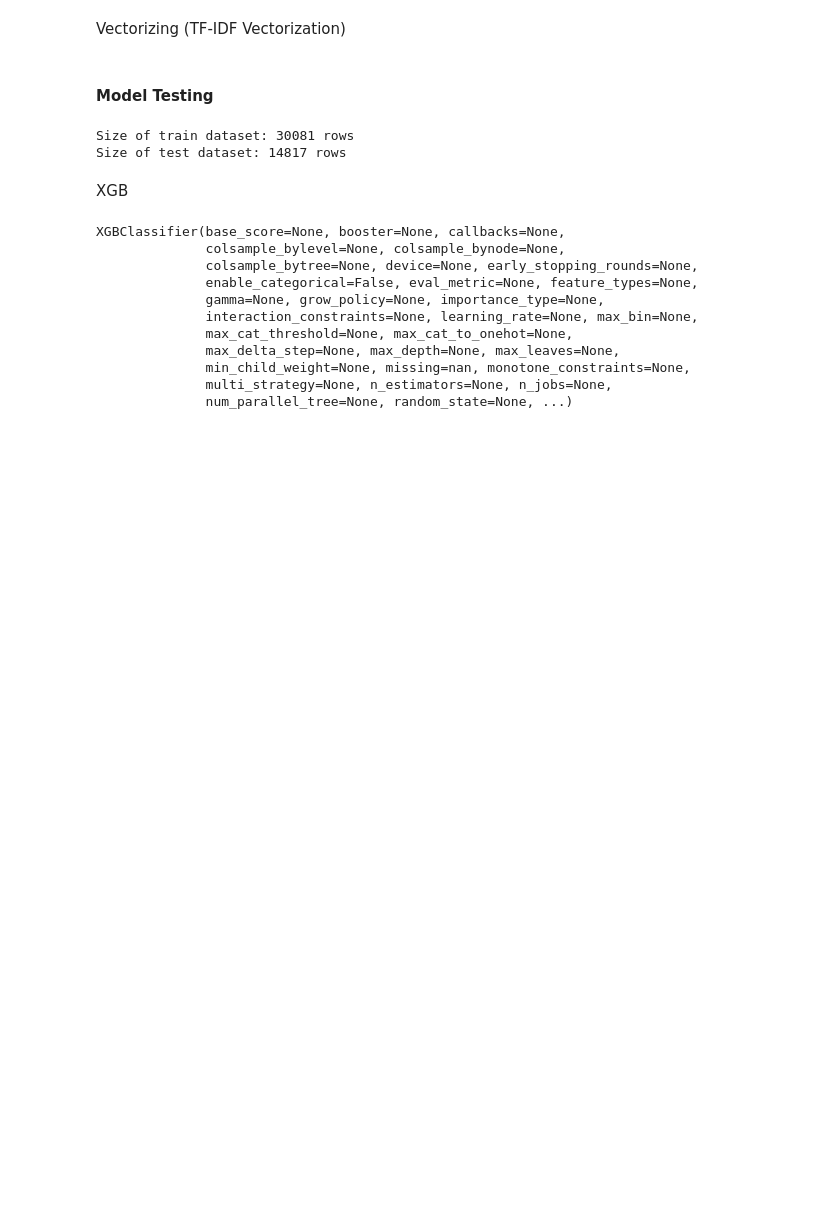
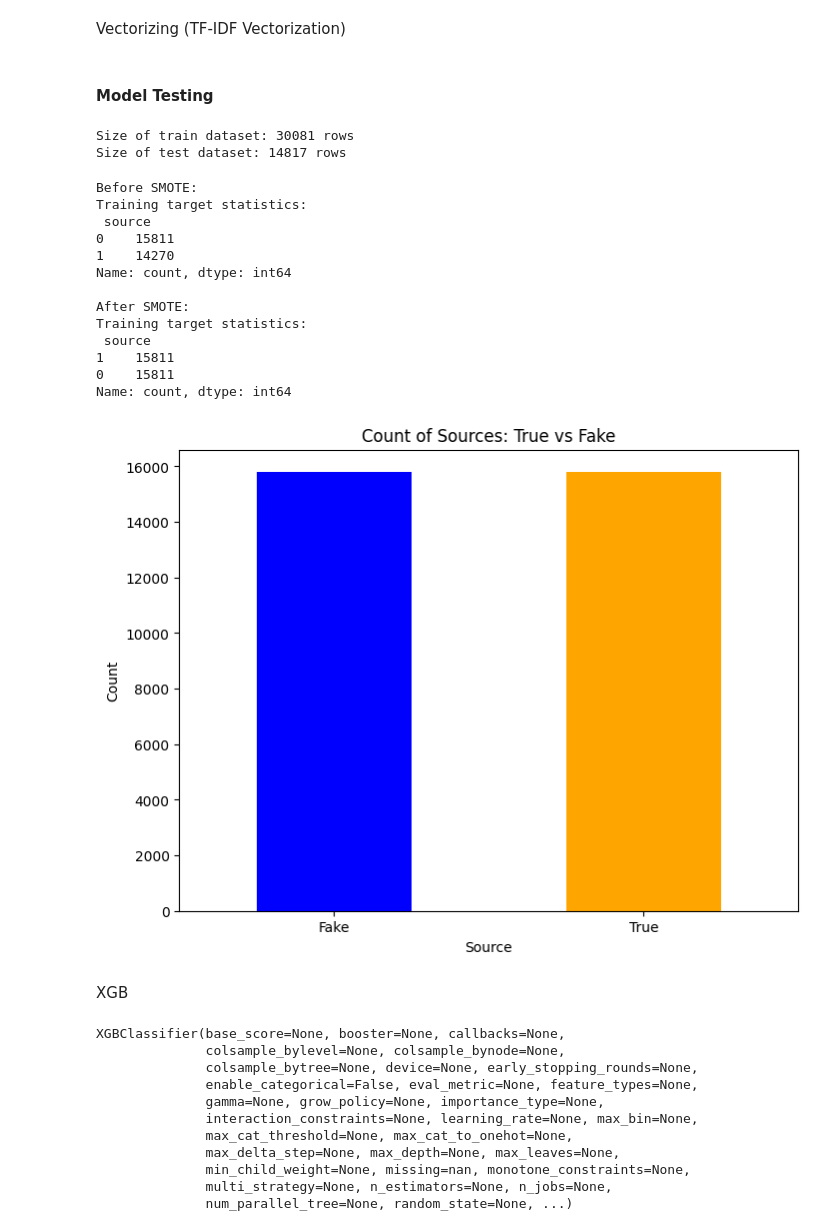
Before and after one commit to vaishantkrishna/ECE-539-Final-Project, a Jupyter notebook: text_preprocessing.ipynb, the cells around one changed output. Drawn from its saved outputs; the diff is of its cells as text; code cells hidden in the pictures; blank space fills up the shorter version.

Commit message:
Added metrics to file and balanced classes

```diff
--- a/text_preprocessing.ipynb
+++ b/text_preprocessing.ipynb
@@ -148,6 +147,41 @@ print("Size of test dataset: {} rows".format(X_test.shape[0]))
 # %% [output]
 Size of train dataset: 30081 rows
 Size of test dataset: 14817 rows
+# %%
+# Apply SMOTE to the training data
+smote = SMOTE(random_state=42)
+X_train_bal, y_train_bal = smote.fit_resample(X_train, y_train)
+
+# Check the distribution after applying SMOTE
+print("Before SMOTE:")
+print("Training target statistics: \n", pd.Series(y_train).value_counts())
+
+print("\nAfter SMOTE:")
+print("Training target statistics: \n", pd.Series(y_train_bal).value_counts())
+
+# Plot the balanced dataset
+plt.figure(figsize=(8, 6))
+pd.Series(y_train_bal).value_counts().plot(kind='bar', color=['blue', 'orange'])
+plt.title('Count of Sources: True vs Fake')
+plt.xlabel('Source')
+plt.ylabel('Count')
+plt.xticks(ticks=[0, 1], labels=['Fake', 'True'], rotation=0)
+plt.show()
+# %% [output]
+Before SMOTE:
+Training target statistics:
+ source
+0    15811
+1    14270
+Name: count, dtype: int64
+
+After SMOTE:
+Training target statistics:
+ source
+1    15811
+0    15811
+Name: count, dtype: int64
+[figure, added]
 # %% [markdown]
 XGB
 # %%
```
Also changed, not shown: parts of 28 cells of this notebook.
